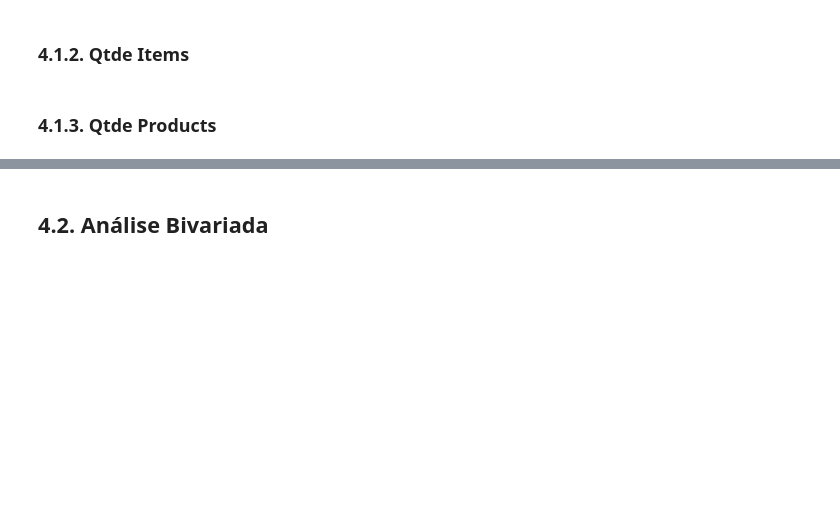
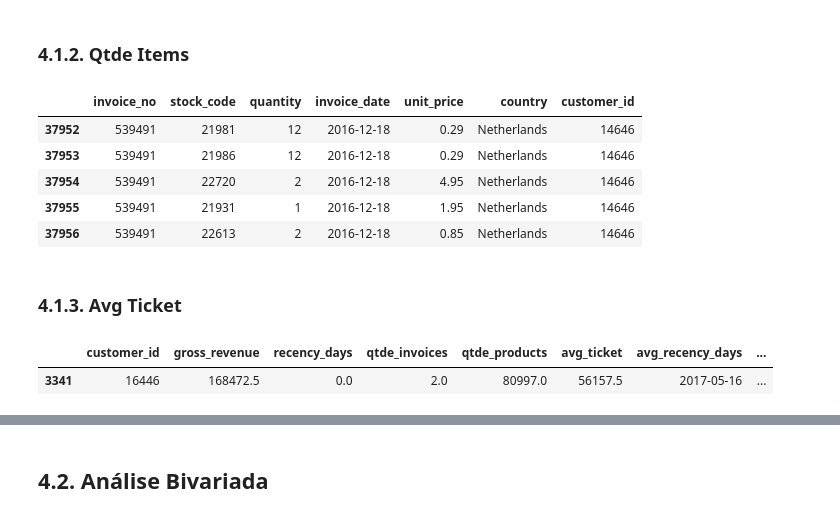
Before and after one commit to laurivansareta/insiders_clustering, a Jupyter notebook: notebooks/v1.0-ls-insiders_clustering.ipynb, the cells around one changed output, grey strips where cells are left out. Saved outputs shown, nothing was run; the diff lists cells and outputs as text; code cells hidden in the pictures; blank space fills up the shorter version.

```diff
--- a/notebooks/v1.0-ls-insiders_clustering.ipynb
+++ b/notebooks/v1.0-ls-insiders_clustering.ipynb
@@ -777,4 +785,18 @@ Report SWEETVIZ_REPORT.html was generated! NOTEBOOK/COLAB USERS: the web browser
 # %% [markdown]
 ### 4.1.2. Qtde Items
+# %%
+df3[df3['customer_id'] == 14646].head()
+# %% [output]
+|  | invoice_no | stock_code | quantity | invoice_date | unit_price | country | customer_id |
+| 37952 | 539491 | 21981 | 12 | 2016-12-18 | 0.29 | Netherlands | 14646 |
+| 37953 | 539491 | 21986 | 12 | 2016-12-18 | 0.29 | Netherlands | 14646 |
+| 37954 | 539491 | 22720 | 2 | 2016-12-18 | 4.95 | Netherlands | 14646 |
+| 37955 | 539491 | 21931 | 1 | 2016-12-18 | 1.95 | Netherlands | 14646 |
+| 37956 | 539491 | 22613 | 2 | 2016-12-18 | 0.85 | Netherlands | 14646 |
 # %% [markdown]
-### 4.1.3. Qtde Products
+### 4.1.3. Avg Ticket
+# %%
+df4[df4['avg_ticket'] == 56157.5]
+# %% [output]
+|  | customer_id | gross_revenue | recency_days | qtde_invoices | qtde_products | avg_ticket | avg_recency_days | ... |
+| 3341 | 16446 | 168472.5 | 0.0 | 2.0 | 80997.0 | 56157.5 | 2017-05-16 | ... |
```
Also changed, not shown: parts of 13 cells of this notebook.
